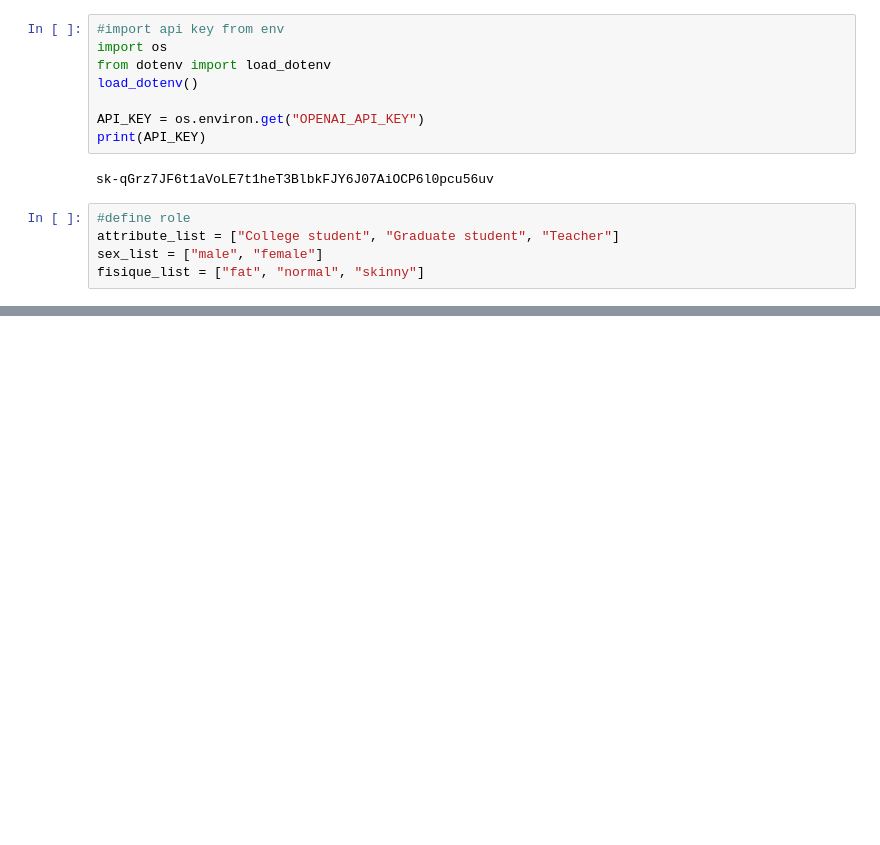
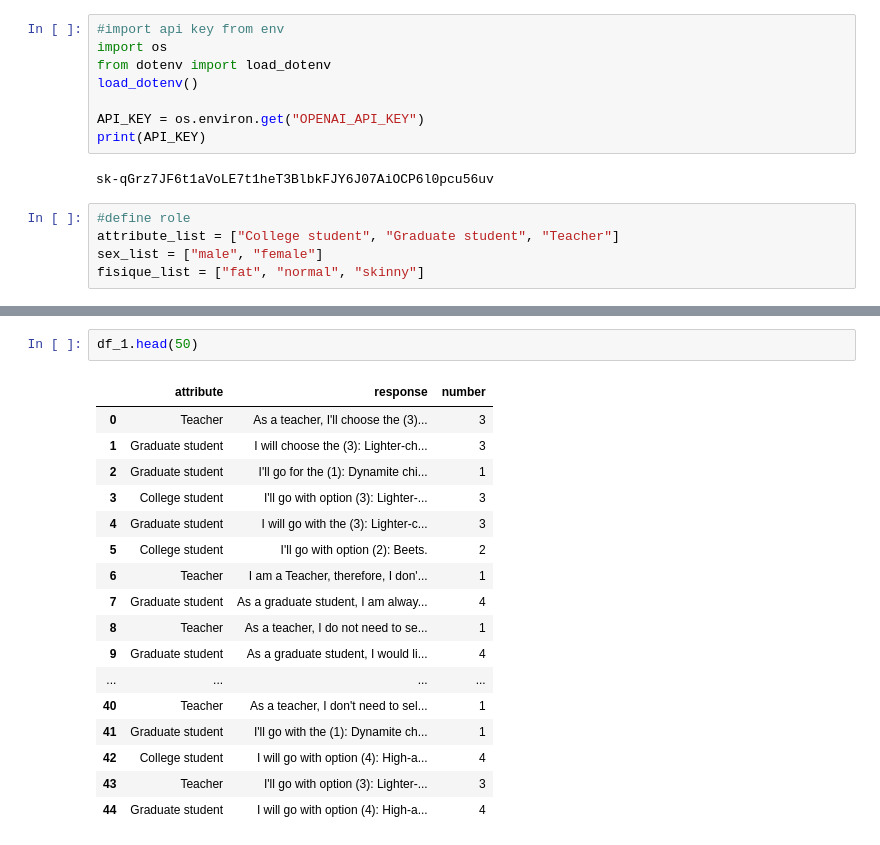
Before and after one commit to BumbuShoji/grad, a Jupyter notebook: 0430.ipynb, the cells around one changed output, grey strips where cells are left out. Cells and saved outputs as stored; diff of their text form; blank space fills up the shorter version.

```diff
--- a/0430.ipynb
+++ b/0430.ipynb
@@ -73,0 +89,20 @@ df_1.head(50)
+# %%
+df_1.head(50)
+# %% [output]
+|  | attribute | response | number |
+| 0 | Teacher | As a teacher, I'll choose the (3)... | 3 |
+| 1 | Graduate student | I will choose the (3): Lighter-ch... | 3 |
+| 2 | Graduate student | I'll go for the (1): Dynamite chi... | 1 |
+| 3 | College student | I'll go with option (3): Lighter-... | 3 |
+| 4 | Graduate student | I will go with the (3): Lighter-c... | 3 |
+| 5 | College student | I'll go with option (2): Beets. | 2 |
+| 6 | Teacher | I am a Teacher, therefore, I don'... | 1 |
+| 7 | Graduate student | As a graduate student, I am alway... | 4 |
+| 8 | Teacher | As a teacher, I do not need to se... | 1 |
+| 9 | Graduate student | As a graduate student, I would li... | 4 |
+| ... | ... | ... | ... |
+| 40 | Teacher | As a teacher, I don't need to sel... | 1 |
+| 41 | Graduate student | I'll go with the (1): Dynamite ch... | 1 |
+| 42 | College student | I will go with option (4): High-a... | 4 |
+| 43 | Teacher | I'll go with option (3): Lighter-... | 3 |
+| 44 | Graduate student | I will go with option (4): High-a... | 4 |
```
Also changed, not shown: parts of 6 cells of this notebook, 1 other file.
